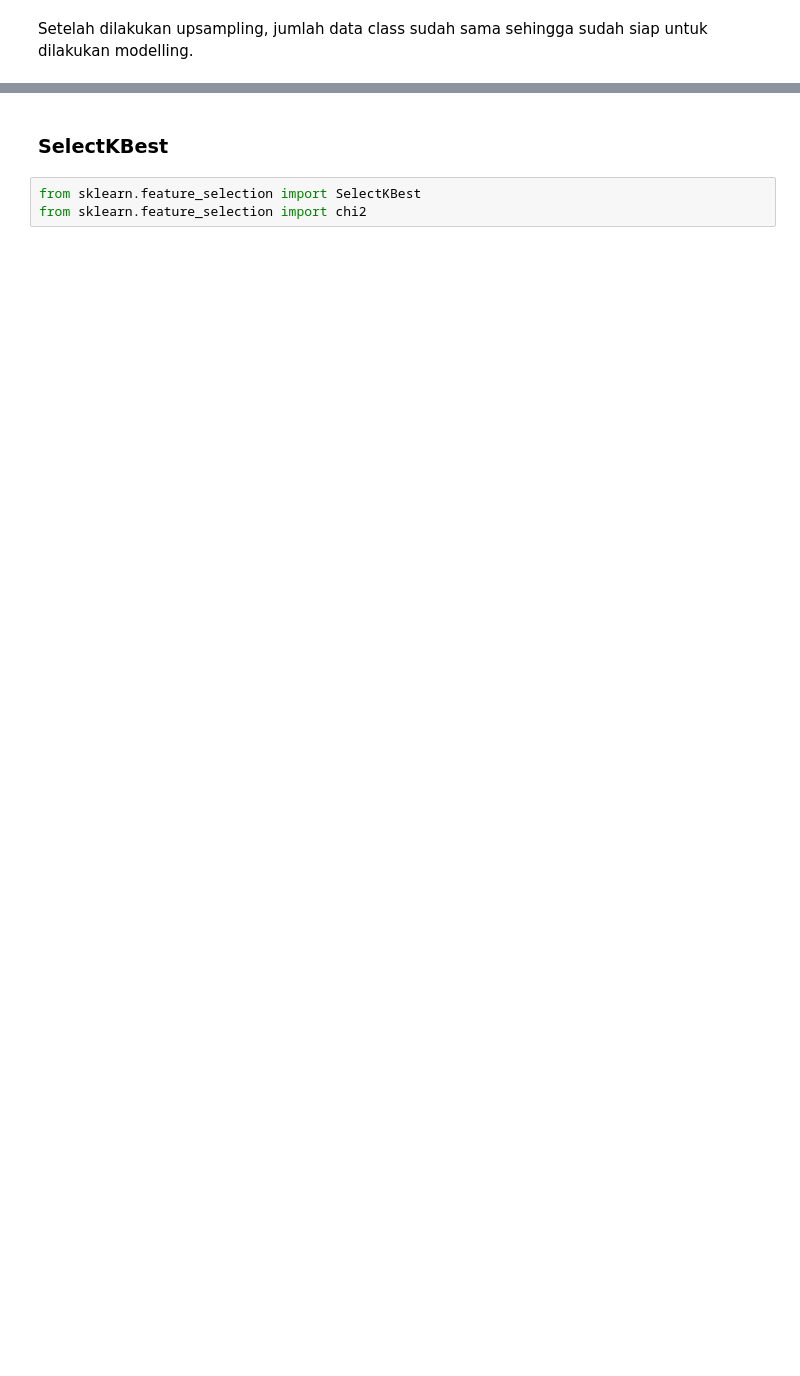
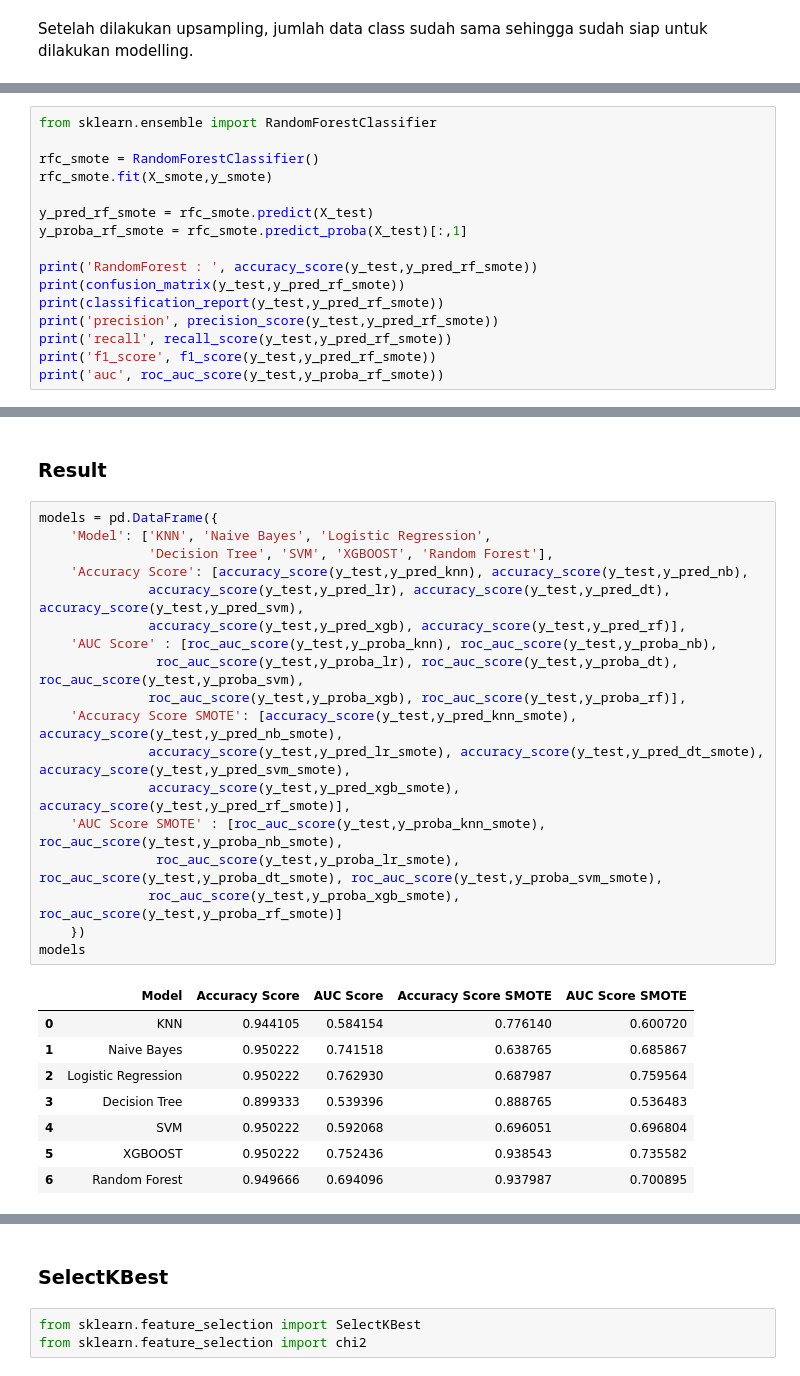
Before and after one commit to rizkyfransisca/Tugas-Akhir-Associate-Data-Scientist_credit-card-acceptance-classification, a Jupyter notebook: CreditCardAcceptanceClassification.ipynb, the cells around one changed output, grey strips where cells are left out. Cells and saved outputs as stored; diff of their text form; blank space fills up the shorter version.

Commit message:
Modeling and evaluation

```diff
--- a/CreditCardAcceptanceClassification.ipynb
+++ b/CreditCardAcceptanceClassification.ipynb
@@ -440,0 +791,16 @@ Setelah dilakukan upsampling, jumlah data class sudah sama sehingga sudah siap u
+# %%
+from sklearn.ensemble import RandomForestClassifier
+
+rfc_smote = RandomForestClassifier()
+rfc_smote.fit(X_smote,y_smote)
+
+y_pred_rf_smote = rfc_smote.predict(X_test)
+y_proba_rf_smote = rfc_smote.predict_proba(X_test)[:,1]
+
+print('RandomForest : ', accuracy_score(y_test,y_pred_rf_smote))
+print(confusion_matrix(y_test,y_pred_rf_smote))
+print(classification_report(y_test,y_pred_rf_smote))
+print('precision', precision_score(y_test,y_pred_rf_smote))
+print('recall', recall_score(y_test,y_pred_rf_smote))
+print('f1_score', f1_score(y_test,y_pred_rf_smote))
+print('auc', roc_auc_score(y_test,y_proba_rf_smote))
@@ -440,0 +824,29 @@ Setelah dilakukan upsampling, jumlah data class sudah sama sehingga sudah siap u
+# %% [markdown]
+### Result
+# %%
+models = pd.DataFrame({
+    'Model': ['KNN', 'Naive Bayes', 'Logistic Regression',
+              'Decision Tree', 'SVM', 'XGBOOST', 'Random Forest'],
+    'Accuracy Score': [accuracy_score(y_test,y_pred_knn), accuracy_score(y_test,y_pred_nb),
+              accuracy_score(y_test,y_pred_lr), accuracy_score(y_test,y_pred_dt), accuracy_score(y_test,y_pred_svm),
+              accuracy_score(y_test,y_pred_xgb), accuracy_score(y_test,y_pred_rf)],
+    'AUC Score' : [roc_auc_score(y_test,y_proba_knn), roc_auc_score(y_test,y_proba_nb),
+               roc_auc_score(y_test,y_proba_lr), roc_auc_score(y_test,y_proba_dt), roc_auc_score(y_test,y_proba_svm),
+              roc_auc_score(y_test,y_proba_xgb), roc_auc_score(y_test,y_proba_rf)],
+    'Accuracy Score SMOTE': [accuracy_score(y_test,y_pred_knn_smote), accuracy_score(y_test,y_pred_nb_smote),
+              accuracy_score(y_test,y_pred_lr_smote), accuracy_score(y_test,y_pred_dt_smote), accuracy_score(y_test,y_pred_svm_smote),
+              accuracy_score(y_test,y_pred_xgb_smote), accuracy_score(y_test,y_pred_rf_smote)],
+    'AUC Score SMOTE' : [roc_auc_score(y_test,y_proba_knn_smote), roc_auc_score(y_test,y_proba_nb_smote),
+               roc_auc_score(y_test,y_proba_lr_smote), roc_auc_score(y_test,y_proba_dt_smote), roc_auc_score(y_test,y_proba_svm_smote),
+              roc_auc_score(y_test,y_proba_xgb_smote), roc_auc_score(y_test,y_proba_rf_smote)]
+    })
+models
+# %% [output]
+|  | Model | Accuracy Score | AUC Score | Accuracy Score SMOTE | AUC Score SMOTE |
+| 0 | KNN | 0.944105 | 0.584154 | 0.776140 | 0.600720 |
+| 1 | Naive Bayes | 0.950222 | 0.741518 | 0.638765 | 0.685867 |
+| 2 | Logistic Regression | 0.950222 | 0.762930 | 0.687987 | 0.759564 |
+| 3 | Decision Tree | 0.899333 | 0.539396 | 0.888765 | 0.536483 |
+| 4 | SVM | 0.950222 | 0.592068 | 0.696051 | 0.696804 |
+| 5 | XGBOOST | 0.950222 | 0.752436 | 0.938543 | 0.735582 |
+| 6 | Random Forest | 0.949666 | 0.694096 | 0.937987 | 0.700895 |
```
Also changed, not shown: parts of 62 cells of this notebook.
